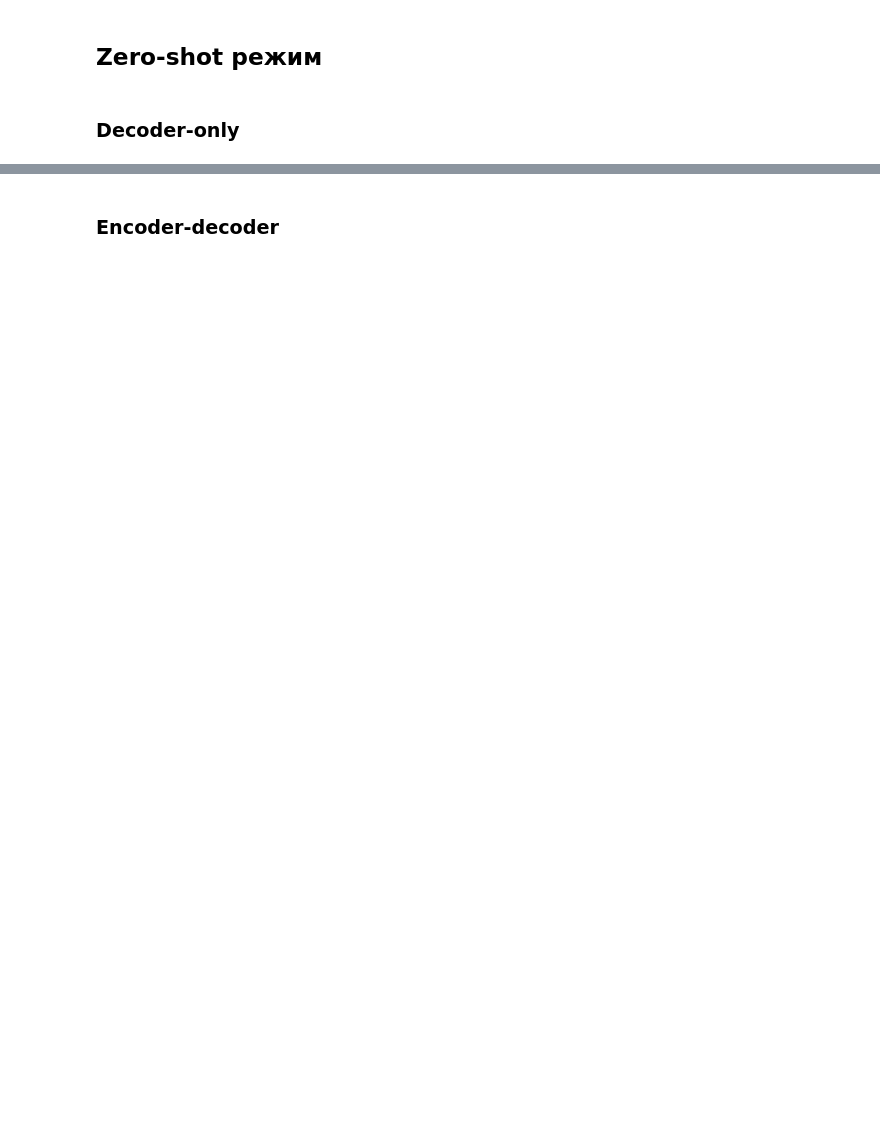
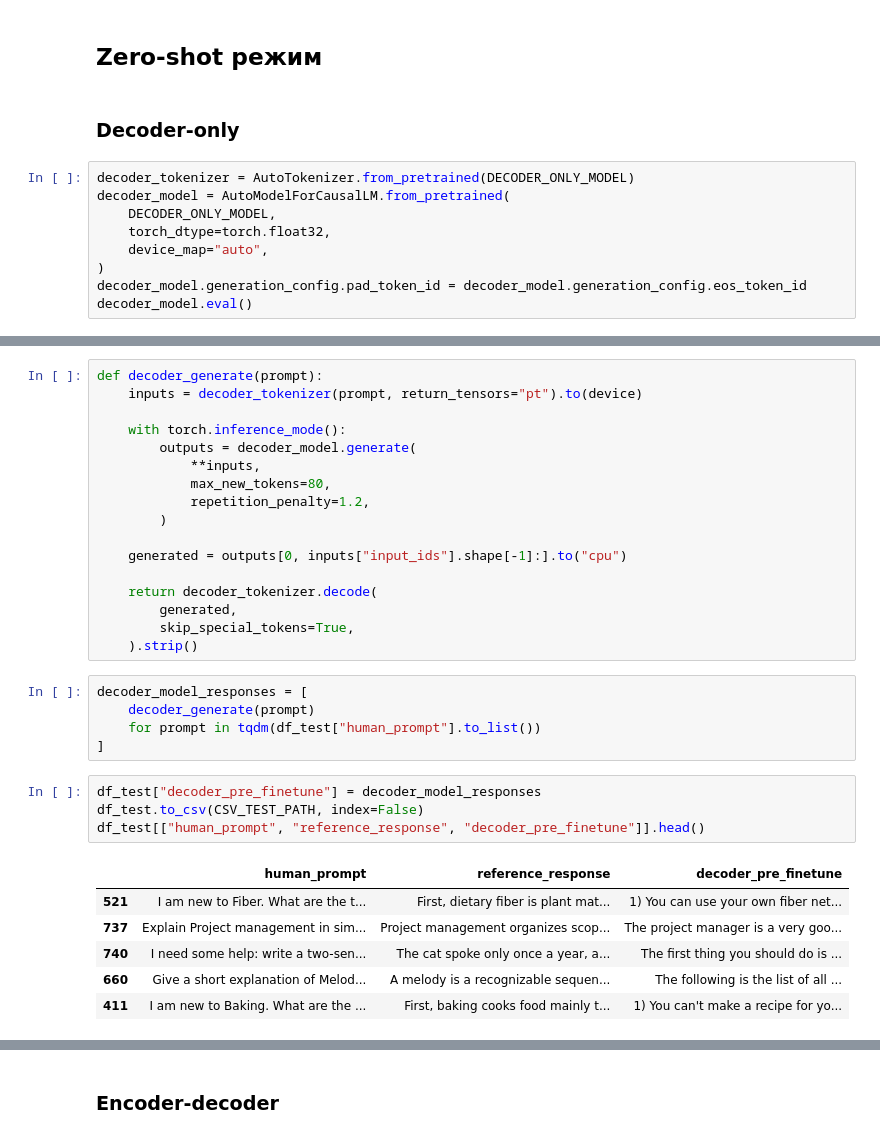
Before and after one commit to ivanVgusev/conversational-ai-and-llms, a Jupyter notebook: lab2_phrase_predictor/lab2.ipynb, the cells around one changed output, grey strips where cells are left out. Cells and saved outputs as stored; diff of their text form; blank space fills up the shorter version.

```diff
--- a/lab2_phrase_predictor/lab2.ipynb
+++ b/lab2_phrase_predictor/lab2.ipynb
@@ -80,3 +123,12 @@ plt.show()
 ## Zero-shot режим
 # %% [markdown]
 ### Decoder-only
+# %%
+decoder_tokenizer = AutoTokenizer.from_pretrained(DECODER_ONLY_MODEL)
+decoder_model = AutoModelForCausalLM.from_pretrained(
+    DECODER_ONLY_MODEL,
+    torch_dtype=torch.float32,
+    device_map="auto",
+)
+decoder_model.generation_config.pad_token_id = decoder_model.generation_config.eos_token_id
+decoder_model.eval()
@@ -82,0 +153,33 @@ plt.show()
+# %%
+def decoder_generate(prompt):
+    inputs = decoder_tokenizer(prompt, return_tensors="pt").to(device)
+
+    with torch.inference_mode():
+        outputs = decoder_model.generate(
+            **inputs,
+            max_new_tokens=80,
+            repetition_penalty=1.2,
+        )
+
+    generated = outputs[0, inputs["input_ids"].shape[-1]:].to("cpu")
+
+    return decoder_tokenizer.decode(
+        generated,
+        skip_special_tokens=True,
+    ).strip()
+# %%
+decoder_model_responses = [
+    decoder_generate(prompt)
+    for prompt in tqdm(df_test["human_prompt"].to_list())
+]
+# %%
+df_test["decoder_pre_finetune"] = decoder_model_responses
+df_test.to_csv(CSV_TEST_PATH, index=False)
+df_test[["human_prompt", "reference_response", "decoder_pre_finetune"]].head()
+# %% [output]
+|  | human_prompt | reference_response | decoder_pre_finetune |
+| 521 | I am new to Fiber. What are the t... | First, dietary fiber is plant mat... | 1) You can use your own fiber net... |
+| 737 | Explain Project management in sim... | Project management organizes scop... | The project manager is a very goo... |
+| 740 | I need some help: write a two-sen... | The cat spoke only once a year, a... | The first thing you should do is ... |
+| 660 | Give a short explanation of Melod... | A melody is a recognizable sequen... | The following is the list of all ... |
+| 411 | I am new to Baking. What are the ... | First, baking cooks food mainly t... | 1) You can't make a recipe for yo... |
```
Also changed, not shown: parts of 51 cells of this notebook, 6 other files.
